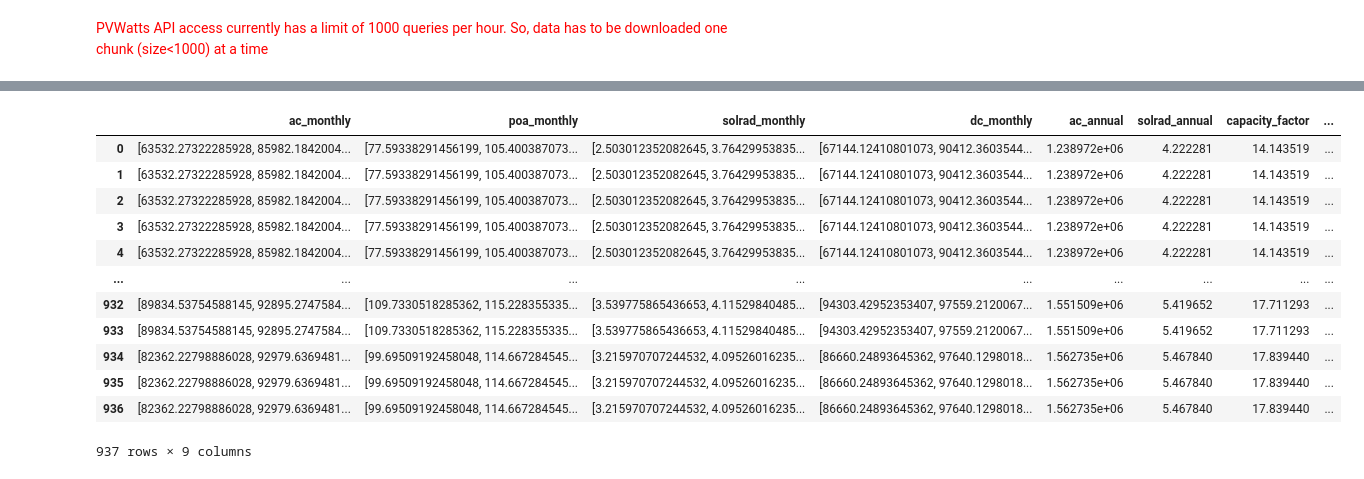
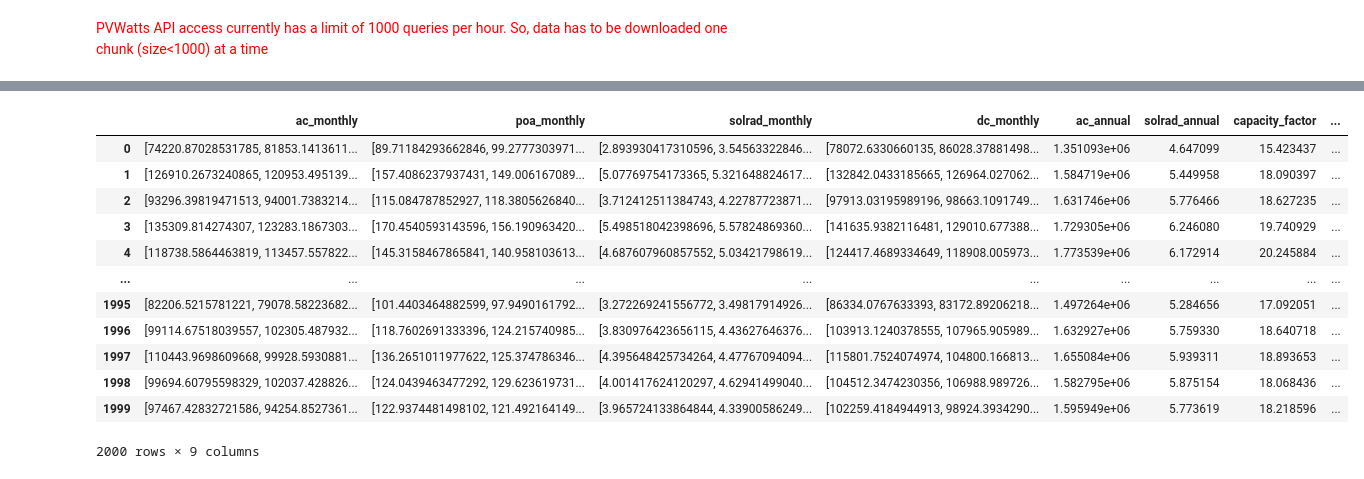
Before and after one commit to hrhampapura/SolarFarmPrediction, a Jupyter notebook: data_code/PVWatts_output.ipynb, the cells around one changed output, grey strips where cells are left out. Drawn from its saved outputs; the diff is of its cells as text; code cells hidden in the pictures.

Commit message:
Added monthly solar data for 1000 locations

```diff
--- a/data_code/PVWatts_output.ipynb
+++ b/data_code/PVWatts_output.ipynb
@@ -66,25 +66,18 @@ print(response)
 <font color ='red'> PVWatts API access currently has a limit of 1000 queries per hour. So, data has to be downloaded one chunk (size<1000) at a time </font>
 # %%
 # 1. Define a list of latitudes and longitudes for CONUS
-# lats = list(np.arange(bottom, top, lat_delta))  # from southernmost to northernmost points with a 5-degree step
-# lons = list(np.arange(left, right, lon_delta))  # from westernmost to easternmost points with a 5-degree step
-
 all_data = []
 ##### Read lats and lons CA_grid_dataframe #############
-ca_gridpath = '/Users/hrh/Desktop/AI/erdos/SolarFarmPrediction/data_including_land_cover.csv'
+data_path2     = '/Users/hrh/Desktop/AI/erdos/SolarFarmPrediction/data/'
+ca_gridpath    = data_path2 + 'CA_data_version_3.csv'
 
 df_main             = pd.read_csv(ca_gridpath)
 ca_grid             = df_main.loc[df_main['State']=='CA']
 #ca_grid_usable      = ca_grid.loc[ca_grid['land_cover']==1.0]
-ca_coords           = list(zip(ca_grid['Latitude'], ca_grid['Longitude']))
+ca_coords           = list(zip(ca_grid['lat'], ca_grid['lon']))
 #Check if ca_coords are within california grid box
 ca_lats = [item[0] for item in ca_coords]
 ca_lons = [item[1] for item in ca_coords]
 (min(ca_lats),max(ca_lats)),(min(ca_lons),max(ca_lons))
-#ca_coords1 = ca_coords[0:1000]
-ca_coords2 = ca_coords[1000:2000]
-# ca_coords3 = ca_coords[2000:3000]
-# ca_coords4 = ca_coords[3000:4000]
-# ca_coords5 = ca_coords[4000:]
-len(ca_coords2)
+ca_grid
 # %% [output]
@@ -172,18 +317,18 @@ df.to_csv(data_path+'pvwatts_monthly_ca_1990_2005_v2.csv',index=False)
 # %%
-df1 = pd.read_csv(data_path+'pvwatts_monthly_ca_1990_2005_v2.csv')
-df1
+ca_rad = pd.read_csv(data_path2+'nsrdb_monthly.csv')
+ca_rad
 # %% [output]
 |  | ac_monthly | poa_monthly | solrad_monthly | dc_monthly | ac_annual | solrad_annual | capacity_factor | ... |
-| 0 | [63532.27322285928, 85982.1842004... | [77.59338291456199, 105.400387073... | [2.503012352082645, 3.76429953835... | [67144.12410801073, 90412.3603544... | 1.238972e+06 | 4.222281 | 14.143519 | ... |
-| 1 | [63532.27322285928, 85982.1842004... | [77.59338291456199, 105.400387073... | [2.503012352082645, 3.76429953835... | [67144.12410801073, 90412.3603544... | 1.238972e+06 | 4.222281 | 14.143519 | ... |
-| 2 | [63532.27322285928, 85982.1842004... | [77.59338291456199, 105.400387073... | [2.503012352082645, 3.76429953835... | [67144.12410801073, 90412.3603544... | 1.238972e+06 | 4.222281 | 14.143519 | ... |
-| 3 | [63532.27322285928, 85982.1842004... | [77.59338291456199, 105.400387073... | [2.503012352082645, 3.76429953835... | [67144.12410801073, 90412.3603544... | 1.238972e+06 | 4.222281 | 14.143519 | ... |
-| 4 | [63532.27322285928, 85982.1842004... | [77.59338291456199, 105.400387073... | [2.503012352082645, 3.76429953835... | [67144.12410801073, 90412.3603544... | 1.238972e+06 | 4.222281 | 14.143519 | ... |
+| 0 | [74220.87028531785, 81853.1413611... | [89.71184293662846, 99.2777303971... | [2.893930417310596, 3.54563322846... | [78072.6330660135, 86028.37881498... | 1.351093e+06 | 4.647099 | 15.423437 | ... |
+| 1 | [126910.2673240865, 120953.495139... | [157.4086237937431, 149.006167089... | [5.07769754173365, 5.321648824617... | [132842.0433185665, 126964.027062... | 1.584719e+06 | 5.449958 | 18.090397 | ... |
+| 2 | [93296.39819471513, 94001.7383214... | [115.084787852927, 118.3805626840... | [3.712412511384743, 4.22787723871... | [97913.03195989196, 98663.1091749... | 1.631746e+06 | 5.776466 | 18.627235 | ... |
+| 3 | [135309.814274307, 123283.1867303... | [170.4540593143596, 156.190963420... | [5.498518042398696, 5.57824869360... | [141635.9382116481, 129010.677388... | 1.729305e+06 | 6.246080 | 19.740929 | ... |
+| 4 | [118738.5864463819, 113457.557822... | [145.3158467865841, 140.958103613... | [4.687607960857552, 5.03421798619... | [124417.4689334649, 118908.005973... | 1.773539e+06 | 6.172914 | 20.245884 | ... |
 | ... | ... | ... | ... | ... | ... | ... | ... | ... |
-| 932 | [89834.53754588145, 92895.2747584... | [109.7330518285362, 115.228355335... | [3.539775865436653, 4.11529840485... | [94303.42952353407, 97559.2120067... | 1.551509e+06 | 5.419652 | 17.711293 | ... |
-| 933 | [89834.53754588145, 92895.2747584... | [109.7330518285362, 115.228355335... | [3.539775865436653, 4.11529840485... | [94303.42952353407, 97559.2120067... | 1.551509e+06 | 5.419652 | 17.711293 | ... |
-| 934 | [82362.22798886028, 92979.6369481... | [99.69509192458048, 114.667284545... | [3.215970707244532, 4.09526016235... | [86660.24893645362, 97640.1298018... | 1.562735e+06 | 5.467840 | 17.839440 | ... |
-| 935 | [82362.22798886028, 92979.6369481... | [99.69509192458048, 114.667284545... | [3.215970707244532, 4.09526016235... | [86660.24893645362, 97640.1298018... | 1.562735e+06 | 5.467840 | 17.839440 | ... |
-| 936 | [82362.22798886028, 92979.6369481... | [99.69509192458048, 114.667284545... | [3.215970707244532, 4.09526016235... | [86660.24893645362, 97640.1298018... | 1.562735e+06 | 5.467840 | 17.839440 | ... |
+| 1995 | [82206.5215781221, 79078.58223682... | [101.4403464882599, 97.9490161792... | [3.272269241556772, 3.49817914926... | [86334.0767633393, 83172.89206218... | 1.497264e+06 | 5.284656 | 17.092051 | ... |
+| 1996 | [99114.67518039557, 102305.487932... | [118.7602691333396, 124.215740985... | [3.830976423656115, 4.43627646376... | [103913.1240378555, 107965.905989... | 1.632927e+06 | 5.759330 | 18.640718 | ... |
+| 1997 | [110443.9698609668, 99928.5930881... | [136.2651011977622, 125.374786346... | [4.395648425734264, 4.47767094094... | [115801.7524074974, 104800.166813... | 1.655084e+06 | 5.939311 | 18.893653 | ... |
+| 1998 | [99694.60795598329, 102037.428826... | [124.0439463477292, 129.623619731... | [4.001417624120297, 4.62941499040... | [104512.3474230356, 106988.989726... | 1.582795e+06 | 5.875154 | 18.068436 | ... |
+| 1999 | [97467.42832721586, 94254.8527361... | [122.9374481498102, 121.492164149... | [3.965724133864844, 4.33900586249... | [102259.4184944913, 98924.3934290... | 1.595949e+06 | 5.773619 | 18.218596 | ... |
-937 rows × 9 columns
+2000 rows × 9 columns
 # %%
```
Also changed, not shown: parts of 35 cells of this notebook, 5 other files.
